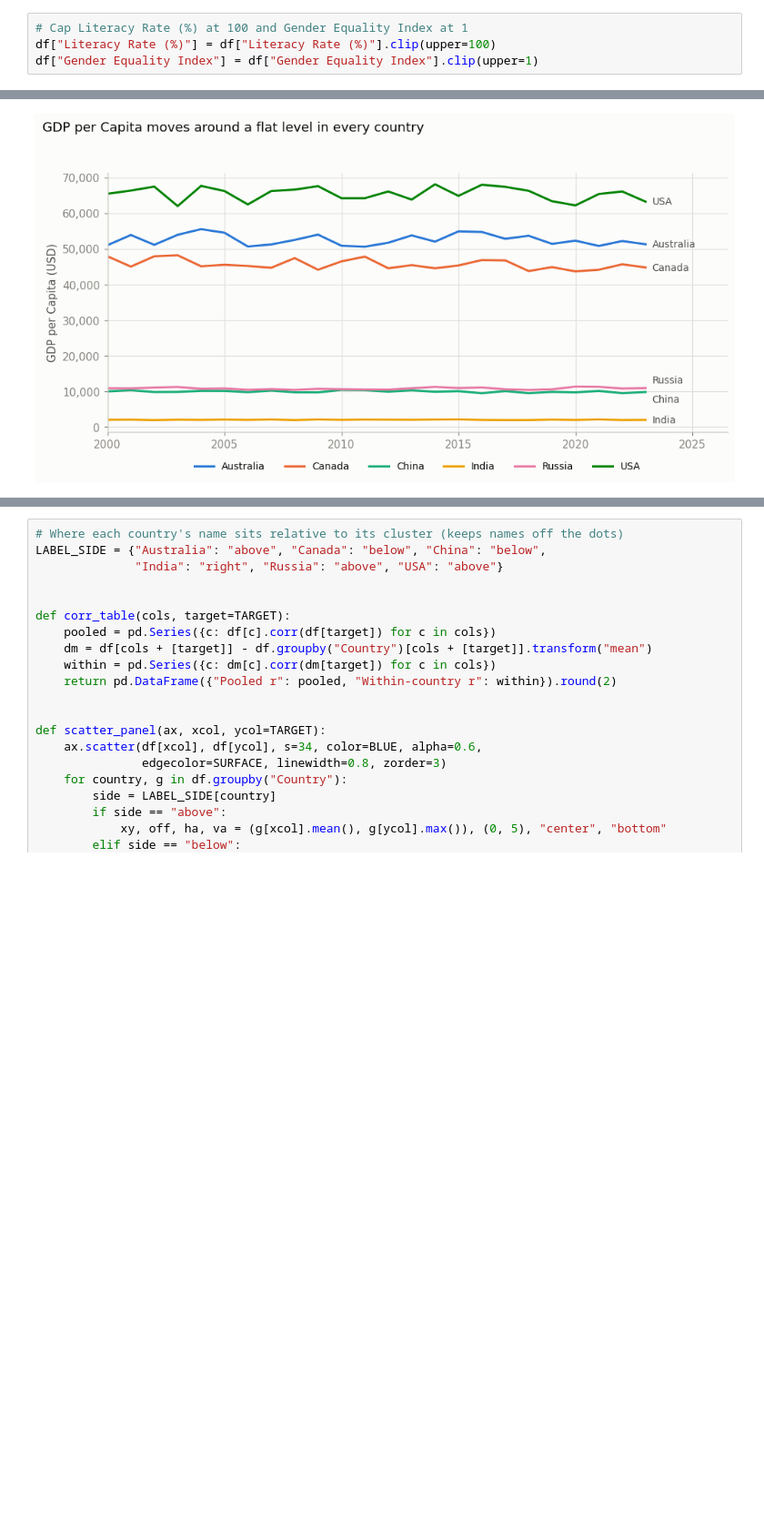
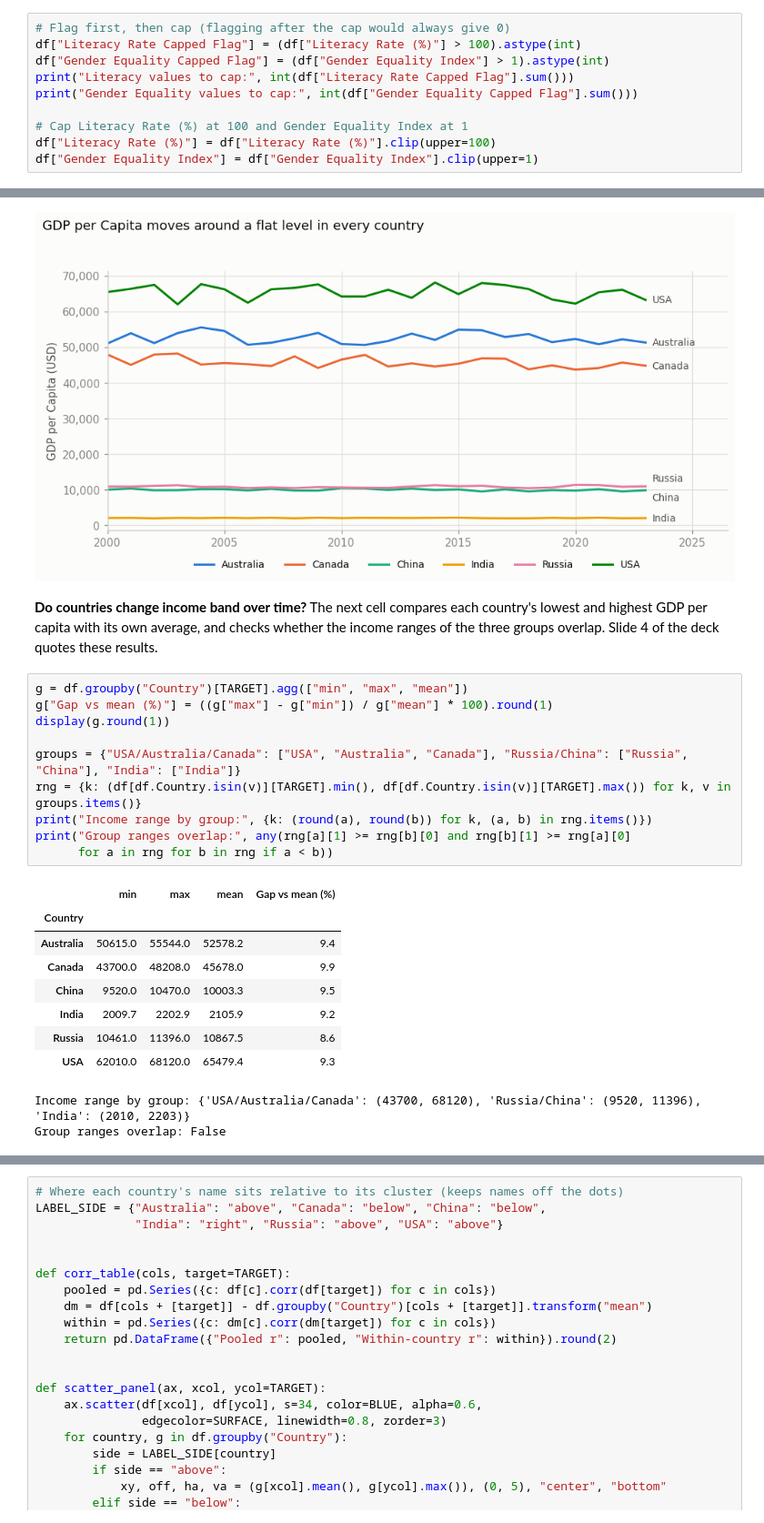
Before and after one commit to aaronawsg/capstone, a Jupyter notebook: Capstone_Economics_Analysis.ipynb, the cells around one changed output, grey strips where cells are left out. Shown at 91% size. Saved outputs shown, nothing was run; the diff lists cells and outputs as text; blank space fills up the shorter version.

```diff
--- a/Capstone_Economics_Analysis.ipynb
+++ b/Capstone_Economics_Analysis.ipynb
@@ -183,4 +189,10 @@ range_report[range_report["Violations"] > 0]
 # %%
+# Flag first, then cap (flagging after the cap would always give 0)
+df["Literacy Rate Capped Flag"] = (df["Literacy Rate (%)"] > 100).astype(int)
+df["Gender Equality Capped Flag"] = (df["Gender Equality Index"] > 1).astype(int)
+print("Literacy values to cap:", int(df["Literacy Rate Capped Flag"].sum()))
+print("Gender Equality values to cap:", int(df["Gender Equality Capped Flag"].sum()))
+
 # Cap Literacy Rate (%) at 100 and Gender Equality Index at 1
 df["Literacy Rate (%)"] = df["Literacy Rate (%)"].clip(upper=100)
 df["Gender Equality Index"] = df["Gender Equality Index"].clip(upper=1)
@@ -313,3 +330,26 @@ fig.tight_layout(rect=[0, 0, 1, 0.94])
 plt.show()
 # %% [output]
 [figure]
+# %% [markdown]
+**Do countries change income band over time?** The next cell compares each country's lowest and highest GDP per capita with its own average, and checks whether the income ranges of the three groups overlap. Slide 4 of the deck quotes these results.
+# %%
+g = df.groupby("Country")[TARGET].agg(["min", "max", "mean"])
+g["Gap vs mean (%)"] = ((g["max"] - g["min"]) / g["mean"] * 100).round(1)
+display(g.round(1))
+
+groups = {"USA/Australia/Canada": ["USA", "Australia", "Canada"], "Russia/China": ["Russia", "China"], "India": ["India"]}
+rng = {k: (df[df.Country.isin(v)][TARGET].min(), df[df.Country.isin(v)][TARGET].max()) for k, v in groups.items()}
+print("Income range by group:", {k: (round(a), round(b)) for k, (a, b) in rng.items()})
+print("Group ranges overlap:", any(rng[a][1] >= rng[b][0] and rng[b][1] >= rng[a][0]
+      for a in rng for b in rng if a < b))
+# %% [output]
+|  | min | max | mean | Gap vs mean (%) |
+| Country |  |  |  |  |
+| Australia | 50615.0 | 55544.0 | 52578.2 | 9.4 |
+| Canada | 43700.0 | 48208.0 | 45678.0 | 9.9 |
+| China | 9520.0 | 10470.0 | 10003.3 | 9.5 |
+| India | 2009.7 | 2202.9 | 2105.9 | 9.2 |
+| Russia | 10461.0 | 11396.0 | 10867.5 | 8.6 |
+| USA | 62010.0 | 68120.0 | 65479.4 | 9.3 |
+Income range by group: {'USA/Australia/Canada': (43700, 68120), 'Russia/China': (9520, 11396), 'India': (2010, 2203)}
+Group ranges overlap: False
```
Also changed, not shown: parts of 32 cells of this notebook.
